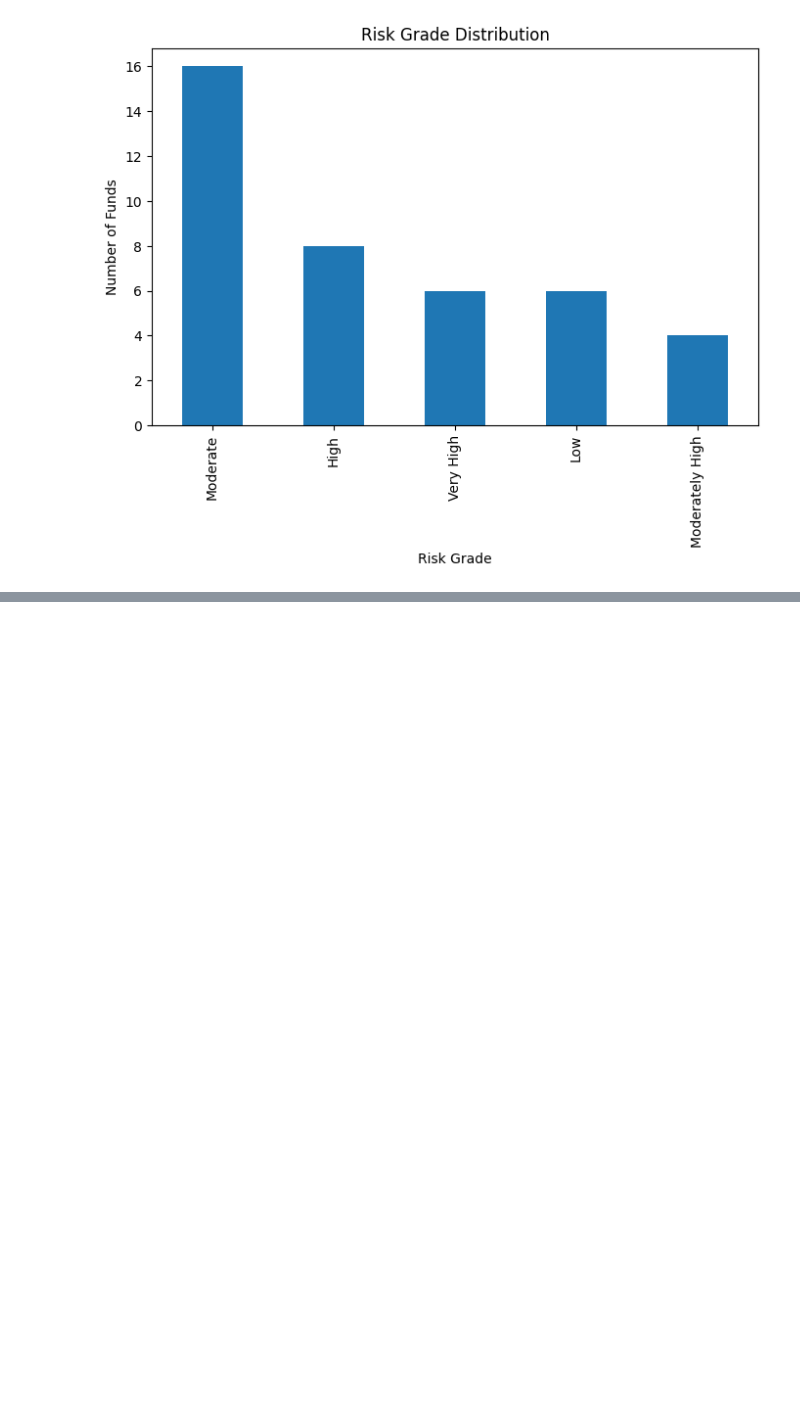
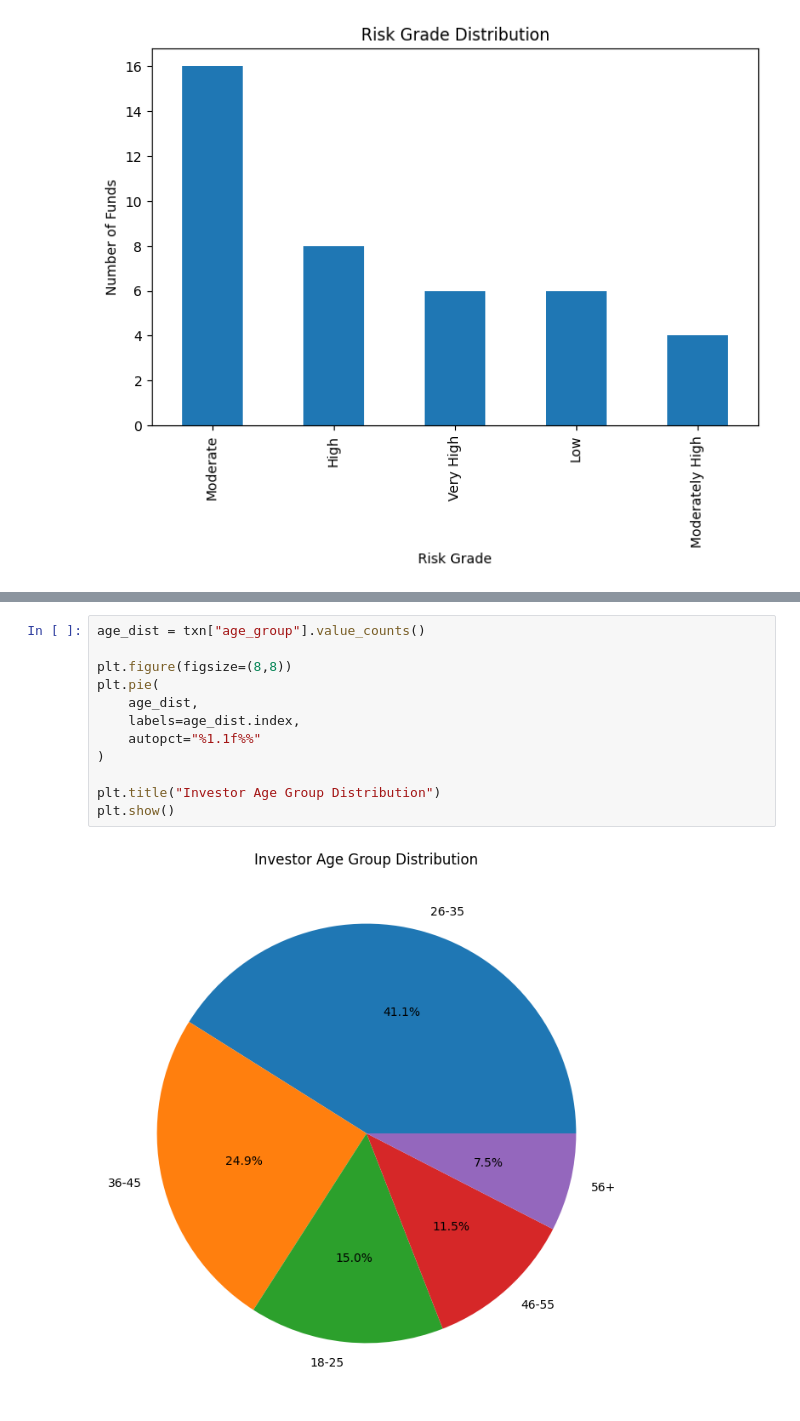
Before and after one commit to deepeshdamodaran0/mutual_fund_analytics, a Jupyter notebook: notebooks/03_eda_analysis.ipynb, the cells around one changed output, grey strips where cells are left out. Drawn from its saved outputs; the diff is of its cells as text; blank space fills up the shorter version.

```diff
--- a/notebooks/03_eda_analysis.ipynb
+++ b/notebooks/03_eda_analysis.ipynb
@@ -233,0 +437,14 @@ plt.show()
+# %%
+age_dist = txn["age_group"].value_counts()
+
+plt.figure(figsize=(8,8))
+plt.pie(
+    age_dist,
+    labels=age_dist.index,
+    autopct="%1.1f%%"
+)
+
+plt.title("Investor Age Group Distribution")
+plt.show()
+# %% [output]
+[figure, added]
```
Also changed, not shown: parts of 43 cells of this notebook.
